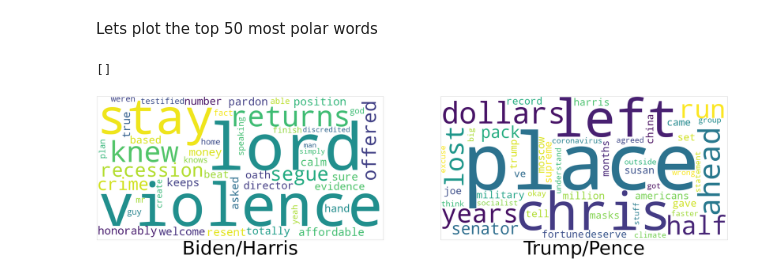
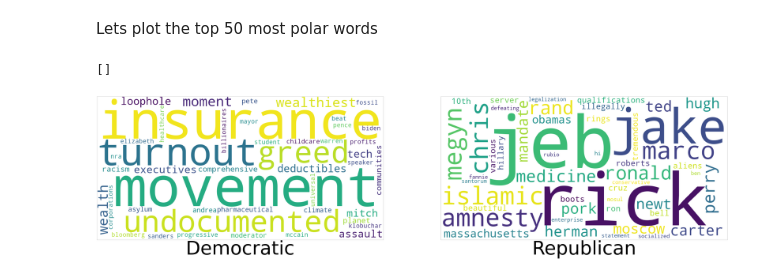
Before and after one commit to MAdnanM94/LARAN, a Jupyter notebook: Project.ipynb, the cells around one changed output. Drawn from its saved outputs; the diff is of its cells as text; code cells hidden in the pictures.

```diff
--- a/Project.ipynb
+++ b/Project.ipynb
@@ -36,7 +34,7 @@ len(election_df['text'])
 # %% [markdown]
 Perform a train test split
 # %%
-train_election,test_election = train_test_split(election_df.copy(),test_size=0.2, random_state=42)
+train_speech,test_speech = train_test_split(speech_data.copy(),test_size=0.3, random_state=42)
 # %% [markdown]
 Lets define the column transformer class. The column transformer will select only those rows from the data frame where the speaker is Joe Biden and Donald Trump (We will ignore text from Chris Wallace as he is the mediator). The column transformer will then add a target column to the data frame. The value in the target column for rows with speaker as Joe Biden  will be 1 and the value in the target column for rows with speaker as Donald Trump will be 0 (1 indicating that the candiddate got elected as the President and 0 otherwise).
 # %%
@@ -78,9 +76,9 @@ class Custom_Transformer(BaseEstimator, TransformerMixin):
 # %%
-Transformer = Custom_Transformer('Vice President Joe Biden','President Donald J. Trump','Kamala Harris','Mike Pence',1,0,1,0)
+#Set True for bigrams otherwise set False for unigrams
+Transformer = Custom_Transformer(min_date=None,max_date=None,type=None)
 
-df_new_train = Transformer.fit_transform(train_election)
-df_new_test =  Transformer.fit_transform(test_election)
-
+df_new_train = Transformer.fit_transform(train_speech)
+df_new_test =  Transformer.fit_transform(test_speech)
 print(df_new_train['speaker'].unique())
 df_new_train.head()
 # %% [output]
@@ -101,13 +113,13 @@ if bigrams:
 else:
    ngrams = (1,1)
 
-Tfidf = sk_text.TfidfVectorizer(lowercase=True,analyzer='word',stop_words='english',ngram_range=ngrams)
+Tfidf = sk_text.TfidfVectorizer(max_features=5000,lowercase=True,analyzer='word',stop_words='english',ngram_range=ngrams)
 # %% [markdown]
 Separate the X and y for training and test data set. X is the 'text' column and y is the 'target' column.
 # %%
 X = df_new_train['text']
-y = df_new_train['target']
+y = df_new_train['party']
 X_test = df_new_test['text']
-y_test = df_new_test['target']
+y_test = df_new_test['party']
 Tfidf.fit_transform(df_new_train['text'])
 # %% [output]
@@ -211,19 +208,19 @@ Lets plot the top 50 most polar words
 # %%
 wc1,wc2,feature_names = get_polar_words(Voting_classifier,50)
 
 f = plt.figure(figsize=(150,50))
 ax1 = f.add_subplot(121)
 ax2 = f.add_subplot(122)
 
 ax1.imshow(wc1)
-ax1.set_xlabel('Biden/Harris',fontsize=250)
+ax1.set_xlabel('Democratic',fontsize=250)
 ax1.set_xticks([])
 ax1.set_yticks([])
 
 ax2.imshow(wc2)
-ax2.set_xlabel('Trump/Pence',fontsize=250)
+ax2.set_xlabel('Republican',fontsize=250)
 ax2.set_xticks([])
 ax2.set_yticks([])
 # %% [output]
 []
-[figure, old version]
+[figure, new version]
```
Also changed, not shown: parts of 7 cells of this notebook.
